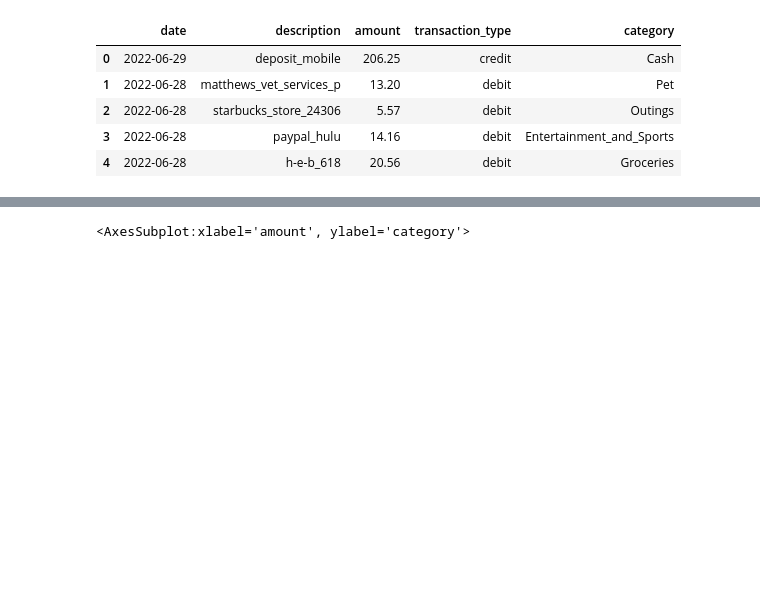
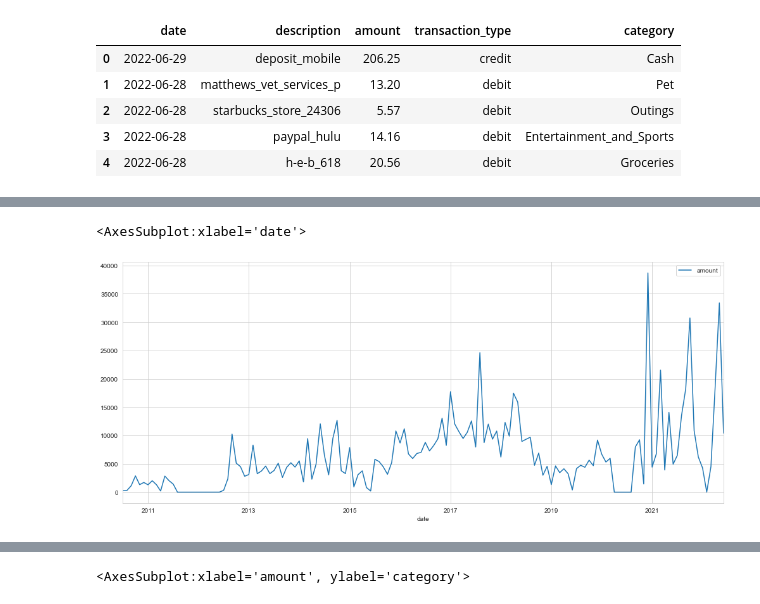
Before and after one commit to Severina7/personal_project, a Jupyter notebook: personal_project.ipynb, the cells around one changed output, grey strips where cells are left out. Drawn from its saved outputs; the diff is of its cells as text; code cells hidden in the pictures; blank space fills up the shorter version.

```diff
--- a/personal_project.ipynb
+++ b/personal_project.ipynb
@@ -584,0 +609,5 @@ transactions.head()
+# %%
+expenses.resample('M').sum().plot(figsize=(17,7))
+# %% [output]
+<AxesSubplot:xlabel='date'>
+[figure, added]
```
Also changed, not shown: parts of 45 cells of this notebook.
